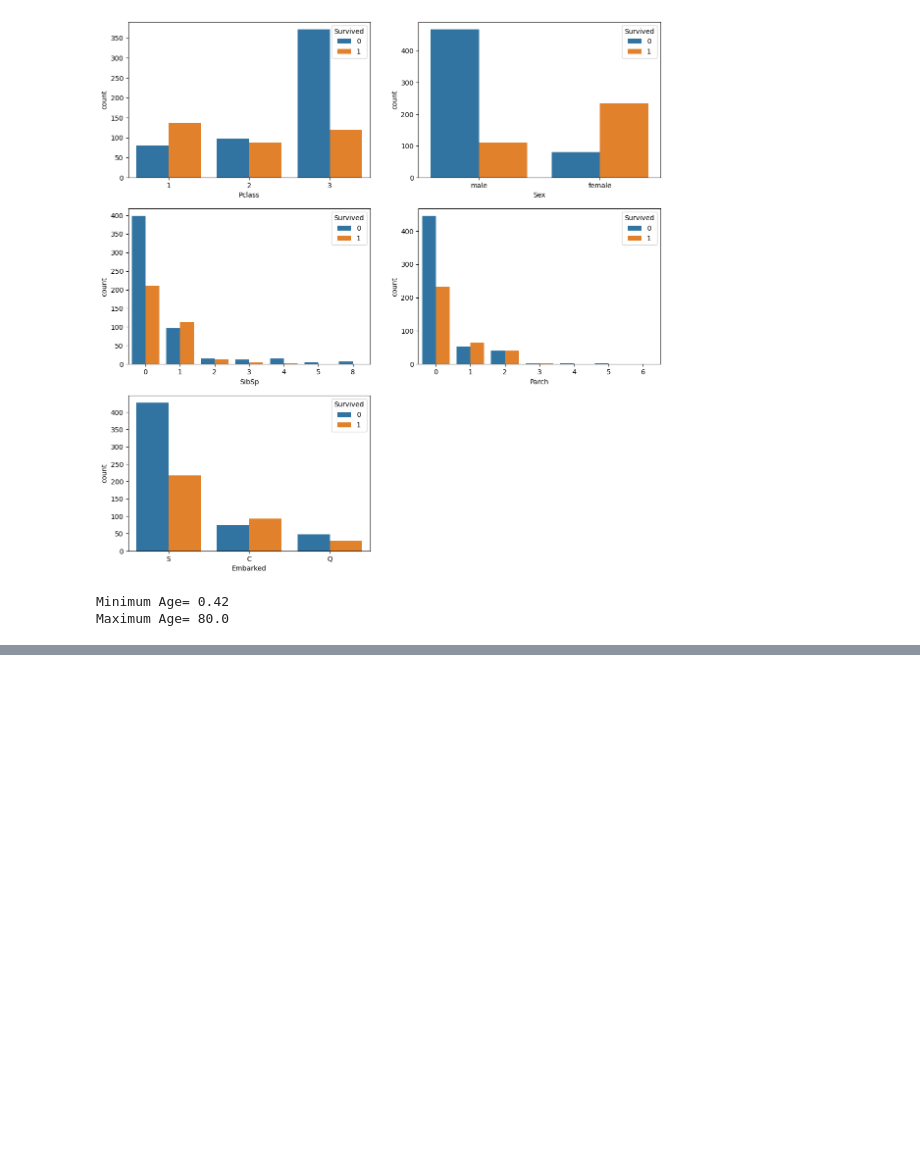
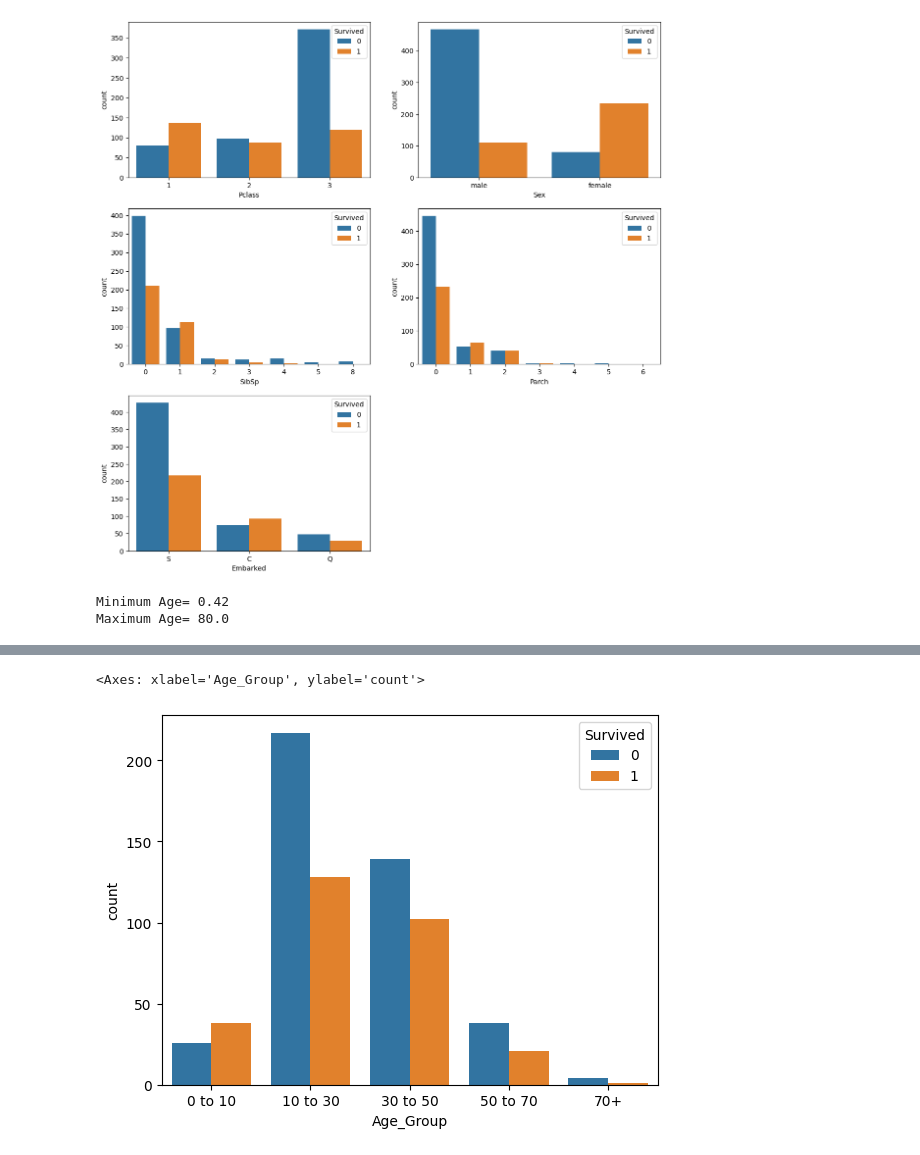
Before and after one commit to malavika-aiml/MLPROJECT, a Jupyter notebook: LogisticRegression.ipynb, the cells around one changed output, grey strips where cells are left out. Saved outputs shown, nothing was run; the diff lists cells and outputs as text; code cells hidden in the pictures; blank space fills up the shorter version.

```diff
--- a/LogisticRegression.ipynb
+++ b/LogisticRegression.ipynb
@@ -114,0 +120,20 @@ Maximum Age= 80.0
+# %%
+import pandas as pd
+import numpy as np
+
+
+
+# ✅ CORRECT function — uses COLUMN NAMES
+def fill_age(row):
+    if pd.isnull(row['Age']):
+        if row['Sex'] == 'male':
+            return 29
+        else:
+            return 25
+    else:
+        return row['Age']
+
+# ✅ APPLY row-wise — must have axis=1
+training_set['Age'] = df.apply(fill_age, axis=1)
+
+print(training_set[['Name', 'Sex', 'Age']])
@@ -115,6 +155,10 @@ Maximum Age= 80.0
 # %%
-# Use pd.cut to create age groups
-bins = [0, 10, 30, 50, 100]  # define edges
-labels = ["0 to 10", "10 to 30", "30 to 50", "50+"]
-
-training_set["Age_Group"] = pd.cut(training_set["Age"], bins=bins, labels=labels, right=True)
+bins = [0, 10, 30, 50, 70, 100]
+labels = ["0 to 10", "10 to 30", "30 to 50", "50 to 70", "70+"]
+training_set["Age_Group"] = pd.cut(
+    training_set["Age"],
+    bins=bins,
+    labels=labels,
+    right=True,
+    include_lowest=True
+)
@@ -120,0 +174,5 @@ training_set["Age_Group"] = pd.cut(training_set["Age"], bins=bins, labels=labels
+# %%
+sns.countplot(x="Age_Group",data=training_set,hue="Survived")
+# %% [output]
+<Axes: xlabel='Age_Group', ylabel='count'>
+[figure, added]
```
Also changed, not shown: parts of 7 cells of this notebook.
